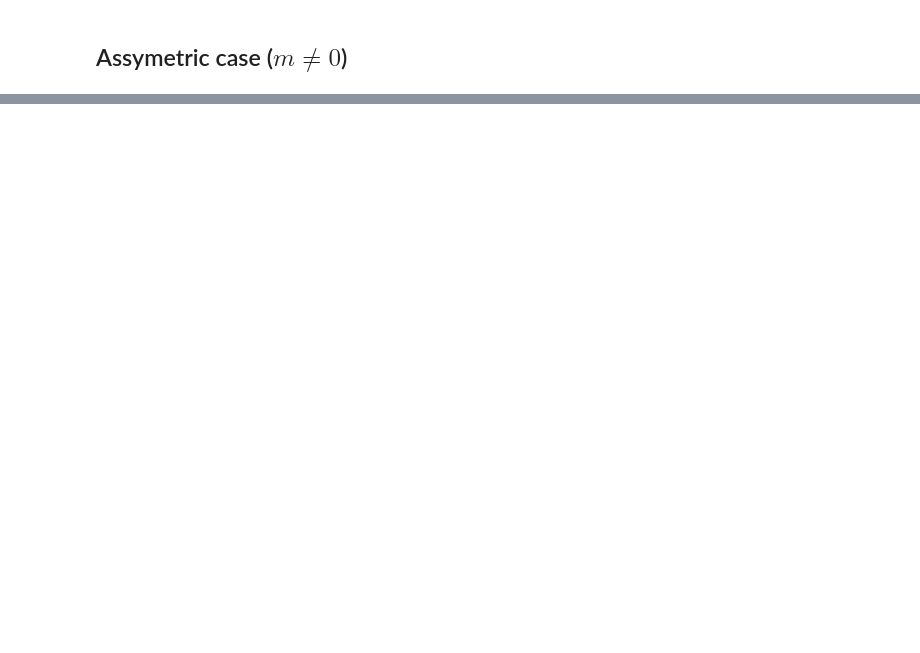
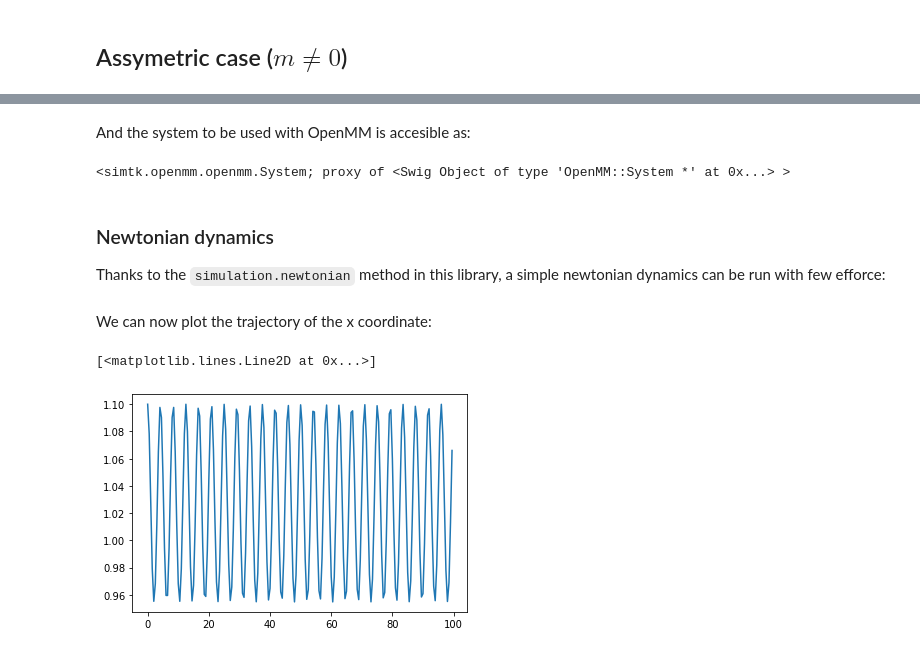
Before and after one commit to uibcdf/Molecular-Systems, a Jupyter notebook: docs/systems/double_well_potential.ipynb, the cells around one changed output, grey strips where cells are left out. Saved outputs shown, nothing was run; the diff lists cells and outputs as text; code cells hidden in the pictures; blank space fills up the shorter version.

```diff
--- a/docs/systems/double_well_potential.ipynb
+++ b/docs/systems/double_well_potential.ipynb
@@ -125,0 +232,35 @@ Dado que $m$ sólo introduce un factor lineal que desaparece en la segunda deriv
+# %% [markdown]
+And the system to be used with OpenMM is accesible as:
+# %%
+double_well.system
+# %% [output]
+<simtk.openmm.openmm.System; proxy of <Swig Object of type 'OpenMM::System *' at 0x...> >
+# %% [markdown]
+### Newtonian dynamics
+
+Thanks to the `simulation.newtonian` method in this library, a simple newtonian dynamics can be run with few efforce:
+# %%
+from uibcdf_test_systems import DoubleWell
+from uibcdf_test_systems.simulation import newtonian
+
+double_well = DoubleWell(n_particles = 1, mass = 64 * unit.amu, Eo=4.0 * unit.kilocalories_per_mole,
+                         c=1.0 * unit.nanometers, m=1.0 * unit.kilocalories_per_mole)
+
+initial_positions =  np.zeros([1, 3], np.float32) * unit.nanometers
+initial_positions[0,0] = 1.1 * unit.nanometers
+
+initial_velocities = np.zeros([1, 3], np.float32) * unit.nanometers/unit.picoseconds
+
+time, position, velocity, kinetic_energy, potential_energy = newtonian (double_well.system,
+                                                                        initial_positions = initial_positions,
+                                                                        initial_velocities = initial_velocities,
+                                                                        integration_timestep = 0.02 * unit.picoseconds,
+                                                                        saving_timestep = 0.5 * unit.picoseconds,
+                                                                        total_time = 100 * unit.picoseconds)
+# %% [markdown]
+We can now plot the trajectory of the x coordinate:
+# %%
+plt.plot(time, position[:,0,0])
+# %% [output]
+[<matplotlib.lines.Line2D at 0x...>]
+[figure, added]
```
Also changed, not shown: parts of 43 cells of this notebook, 2 other files.
